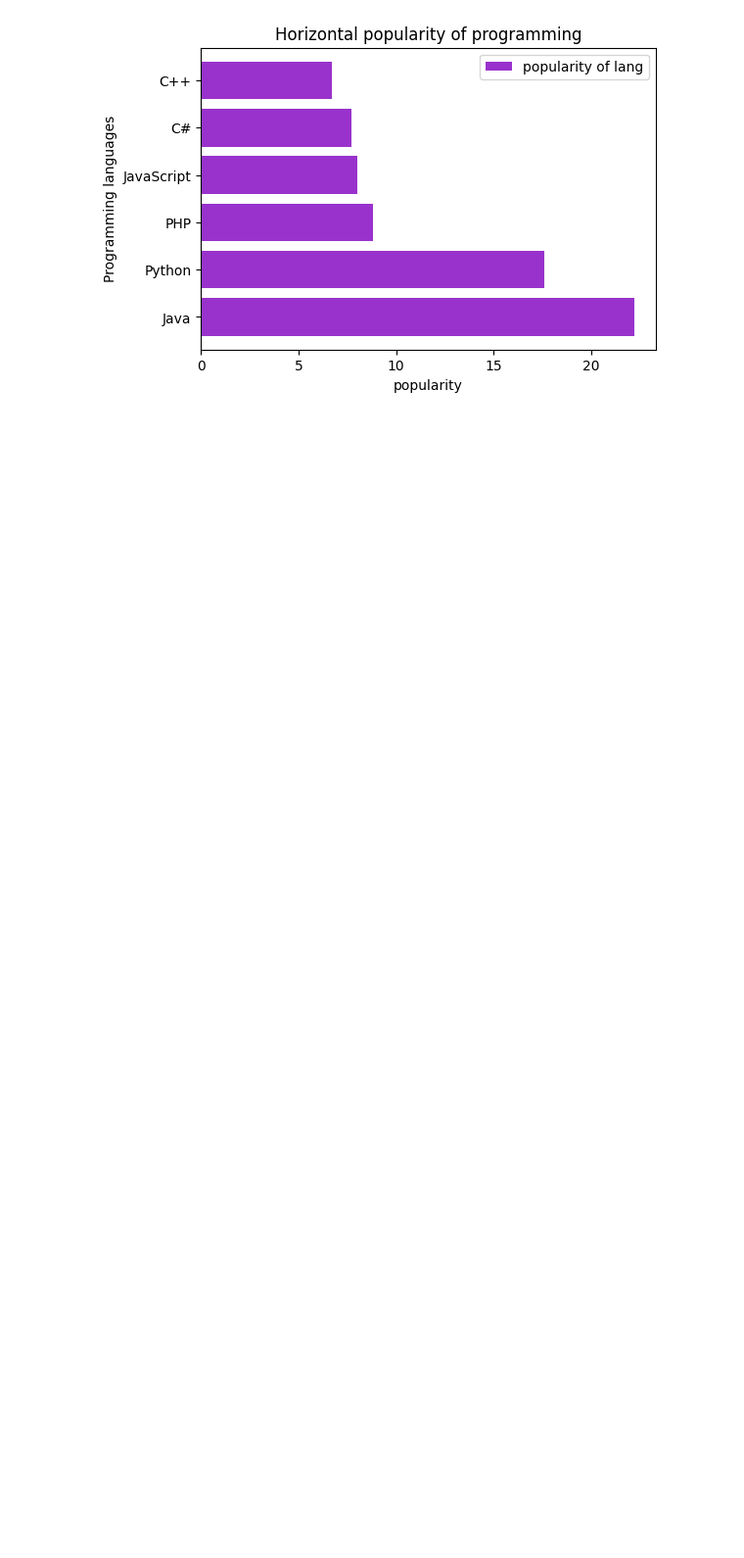
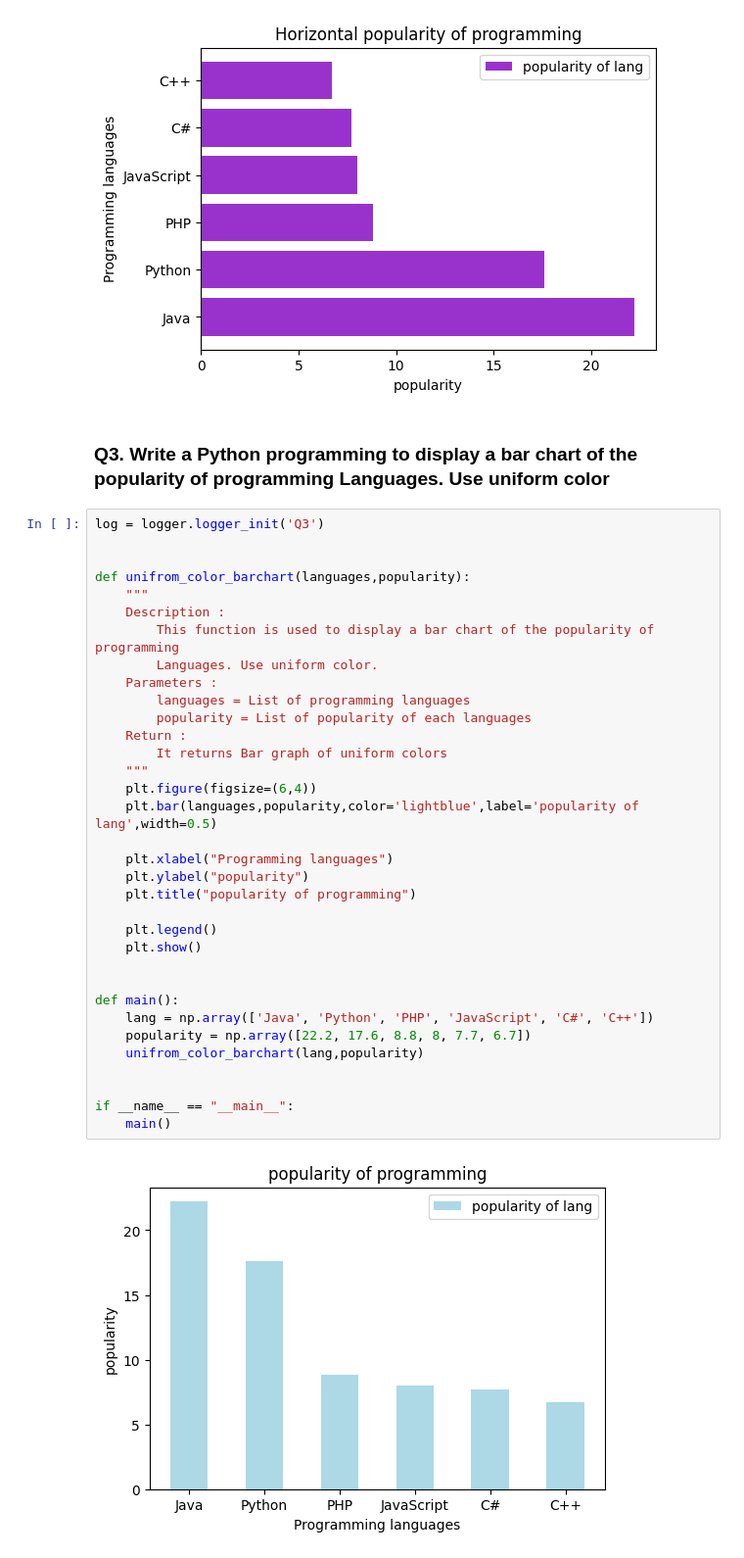
Before and after one commit to Ankitha8105/Python_Libraries, a Jupyter notebook: Matplotlib/bargraph.ipynb, the cells around one changed output. Shown: that part at 98% size. Saved outputs shown, nothing was run; the diff lists cells and outputs as text; blank space fills up the shorter version.

Commit message:
[Ankitha] Modified:python program to display a bar chart of the popularity of programming Languages Use uniform color

```diff
--- a/Matplotlib/bargraph.ipynb
+++ b/Matplotlib/bargraph.ipynb
@@ -86,3 +86,41 @@ if __name__ == "__main__":
     main()
 # %% [output]
 [figure]
+# %% [markdown]
+### Q3. Write a Python programming to display a bar chart of the popularity of programming Languages. Use uniform color
+# %%
+log = logger.logger_init('Q3')
+
+
+def unifrom_color_barchart(languages,popularity):
+    """
+    Description :
+        This function is used to display a bar chart of the popularity of programming
+        Languages. Use uniform color.
+    Parameters :
+        languages = List of programming languages
+        popularity = List of popularity of each languages
+    Return :
+        It returns Bar graph of uniform colors
+    """
+    plt.figure(figsize=(6,4))
+    plt.bar(languages,popularity,color='lightblue',label='popularity of lang',width=0.5)
+
+    plt.xlabel("Programming languages")
+    plt.ylabel("popularity")
+    plt.title("popularity of programming")
+
+    plt.legend()
+    plt.show()
+
+
+def main():
+    lang = np.array(['Java', 'Python', 'PHP', 'JavaScript', 'C#', 'C++'])
+    popularity = np.array([22.2, 17.6, 8.8, 8, 7.7, 6.7])
+    unifrom_color_barchart(lang,popularity)
+
+
+if __name__ == "__main__":
+    main()
+# %% [output]
+[figure, added]
```
